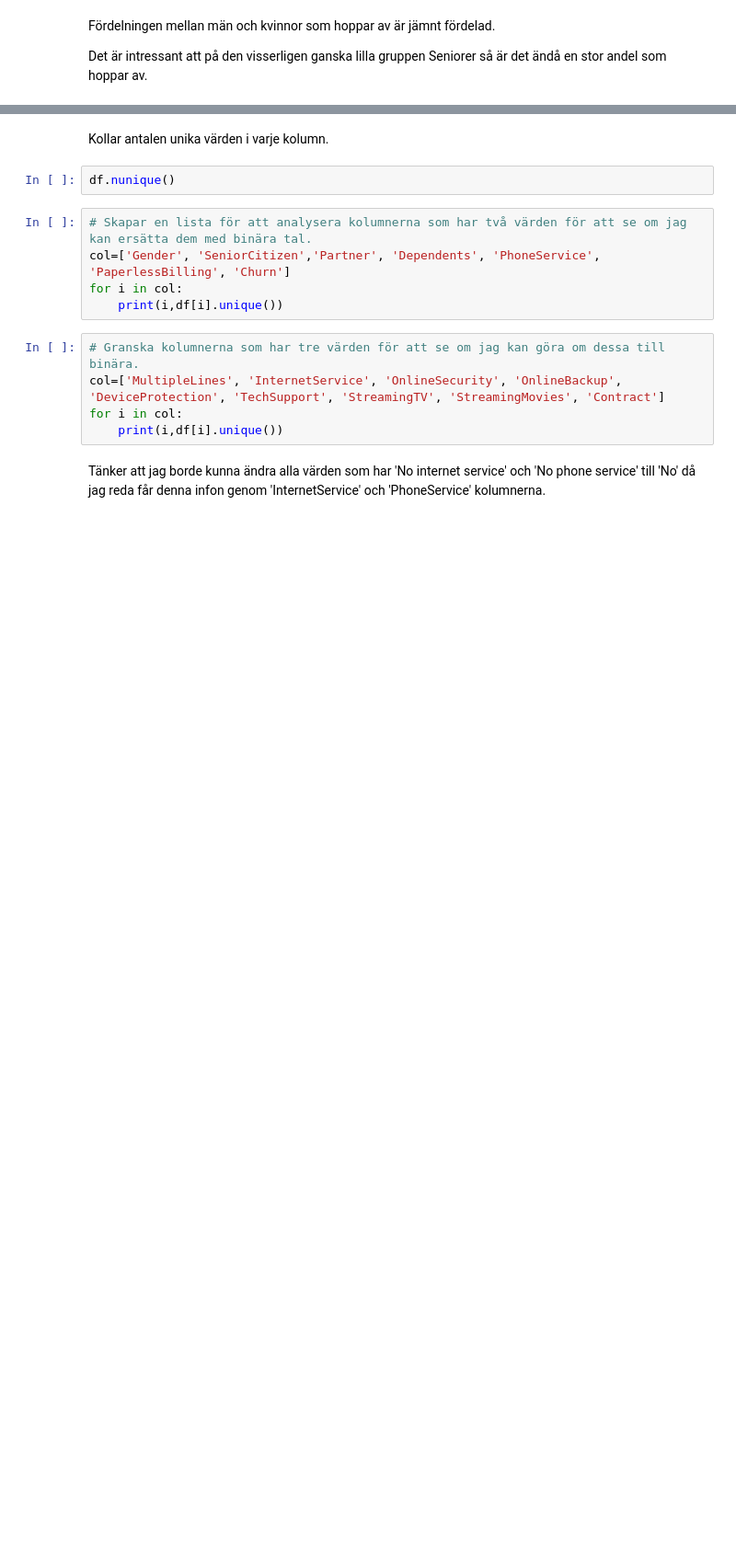
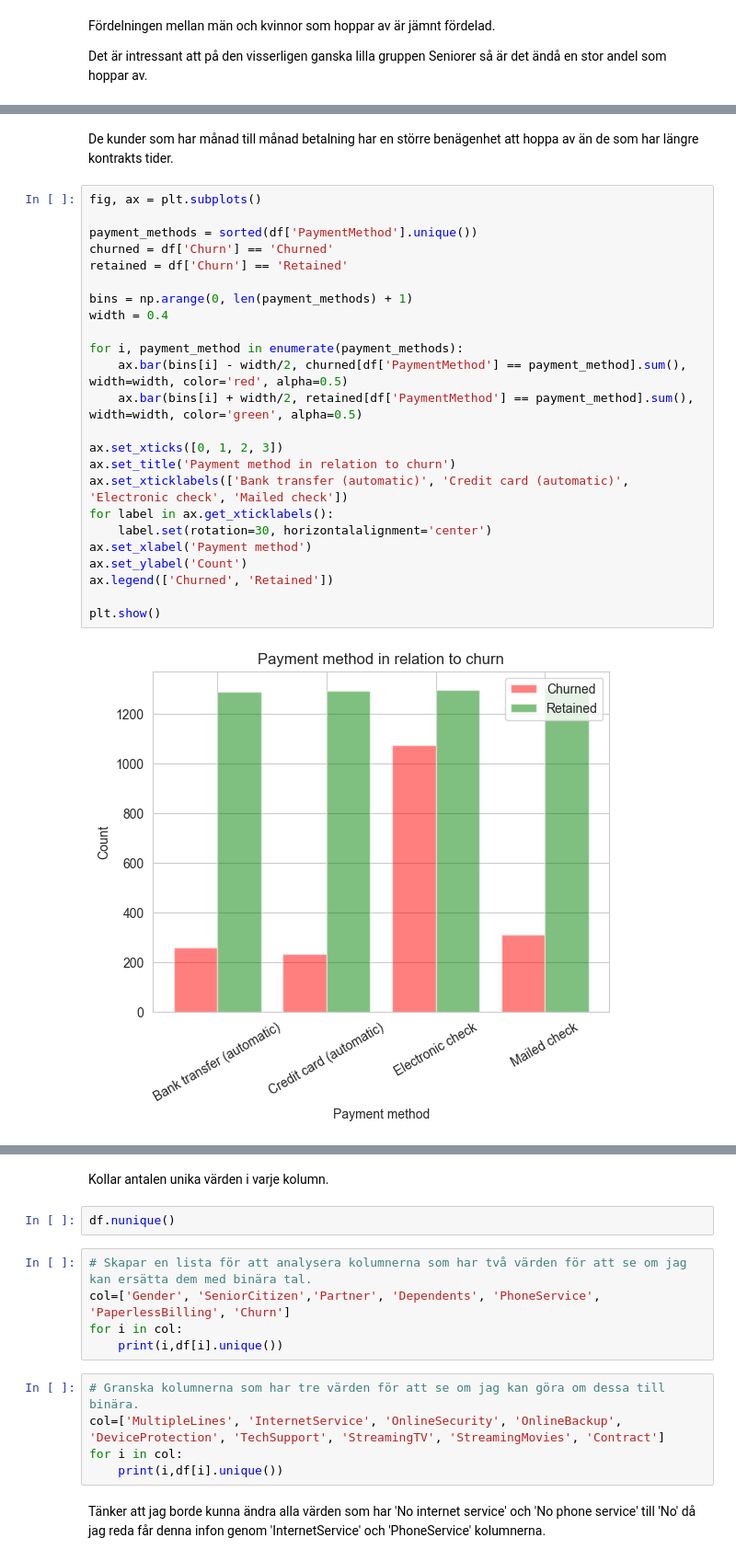
Before and after one commit to HermanCoding/AI2_Inlamning1, a Jupyter notebook: Inlamning1.ipynb, the cells around one changed output, grey strips where cells are left out. Shown at 92% size. Cells and saved outputs as stored; diff of their text form; blank space fills up the shorter version.

```diff
--- a/Inlamning1.ipynb
+++ b/Inlamning1.ipynb
@@ -248,0 +310,28 @@ fig = plt.hist(x=df[['Churn','Contract']].value_counts(), density=True)
+# %% [markdown]
+De kunder som har månad till månad betalning har en större benägenhet att hoppa av än de som har längre kontrakts tider.
+# %%
+fig, ax = plt.subplots()
+
+payment_methods = sorted(df['PaymentMethod'].unique())
+churned = df['Churn'] == 'Churned'
+retained = df['Churn'] == 'Retained'
+
+bins = np.arange(0, len(payment_methods) + 1)
+width = 0.4
+
+for i, payment_method in enumerate(payment_methods):
+    ax.bar(bins[i] - width/2, churned[df['PaymentMethod'] == payment_method].sum(), width=width, color='red', alpha=0.5)
+    ax.bar(bins[i] + width/2, retained[df['PaymentMethod'] == payment_method].sum(), width=width, color='green', alpha=0.5)
+
+ax.set_xticks([0, 1, 2, 3])
+ax.set_title('Payment method in relation to churn')
+ax.set_xticklabels(['Bank transfer (automatic)', 'Credit card (automatic)', 'Electronic check', 'Mailed check'])
+for label in ax.get_xticklabels():
+    label.set(rotation=30, horizontalalignment='center')
+ax.set_xlabel('Payment method')
+ax.set_ylabel('Count')
+ax.legend(['Churned', 'Retained'])
+
+plt.show()
+# %% [output]
+[figure, added]
```
Also changed, not shown: parts of 19 cells of this notebook, 1 other file.
